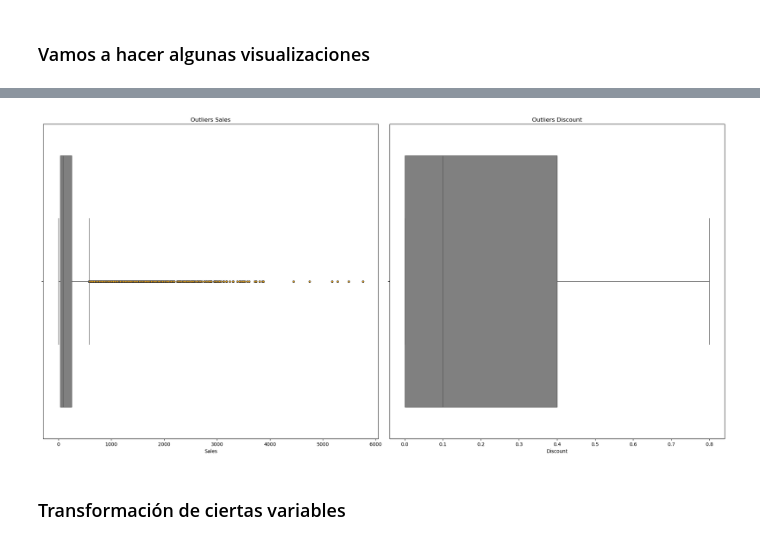
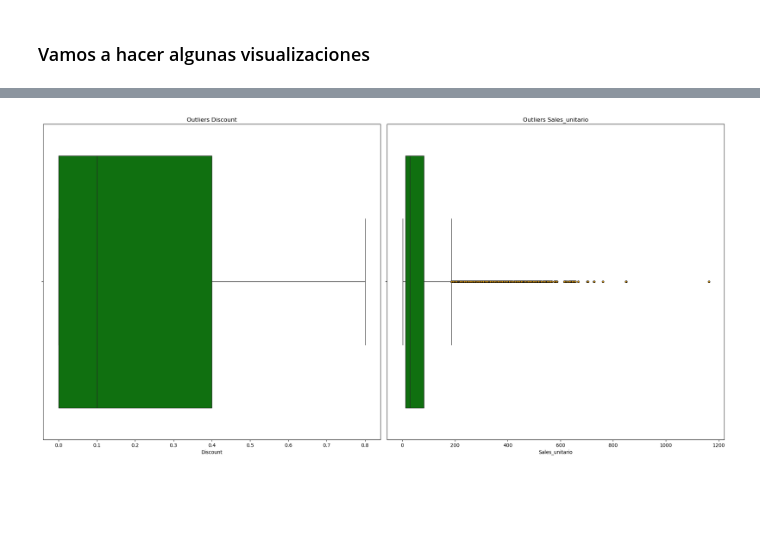
Before and after one commit to jgilsu11/Proyecto9-Clustering, a Jupyter notebook: Notebooks/Modelos/Modelo 1/nulos0.ipynb, the cells around one changed output, grey strips where cells are left out. Drawn from its saved outputs; the diff is of its cells as text; code cells hidden in the pictures; blank space fills up the shorter version.

```diff
--- a/Notebooks/Modelos/Modelo 1/nulos0.ipynb
+++ b/Notebooks/Modelos/Modelo 1/nulos0.ipynb
@@ -181,0 +184,4 @@ array([0.1  , 0.2  , 0.   , 0.25 , 0.17 , 0.27 , 0.3  , 0.07 , 0.4  ,
+# %%
+df_crudo["Quantity_mean"] = df_crudo["Quantity"].str.extract(r"(\d+)\D+(\d+)").astype(float).mean(axis=1)
+df_crudo["Sales_unitario"] = df_crudo["Sales"] / df_crudo["Quantity_mean"]
+df_crudo.head()
@@ -182,3 +195,5 @@ array([0.1  , 0.2  , 0.   , 0.25 , 0.17 , 0.27 , 0.3  , 0.07 , 0.4  ,
+# %%
+df_crudo.drop(columns=["Sales", "Quantity_mean"], inplace=True)
 # %% [markdown]
 ### Vamos a hacer algunas visualizaciones
 # %%
@@ -192,4 +213,4 @@ visualizador.plot_categoricas()
 # %%
-visualizador.deteccion_outliers()
+visualizador.deteccion_outliers(color="green")
 # %% [output]
-[figure, old version]
+[figure, new version]
@@ -198,2 +216,0 @@ visualizador.plot_relacion("Sales")
-# %% [markdown]
-### Transformación de ciertas variables
```
Also changed, not shown: parts of 25 cells of this notebook, 2 other files.
